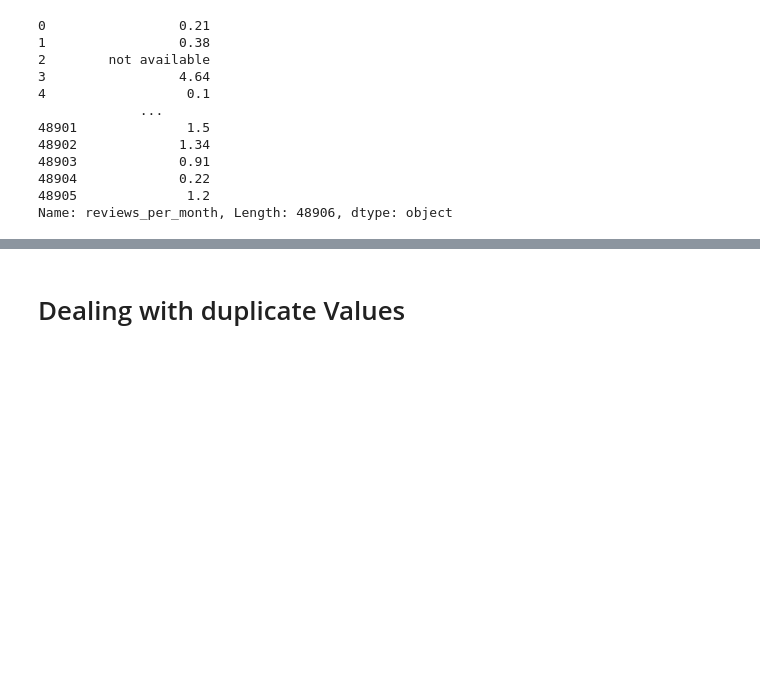
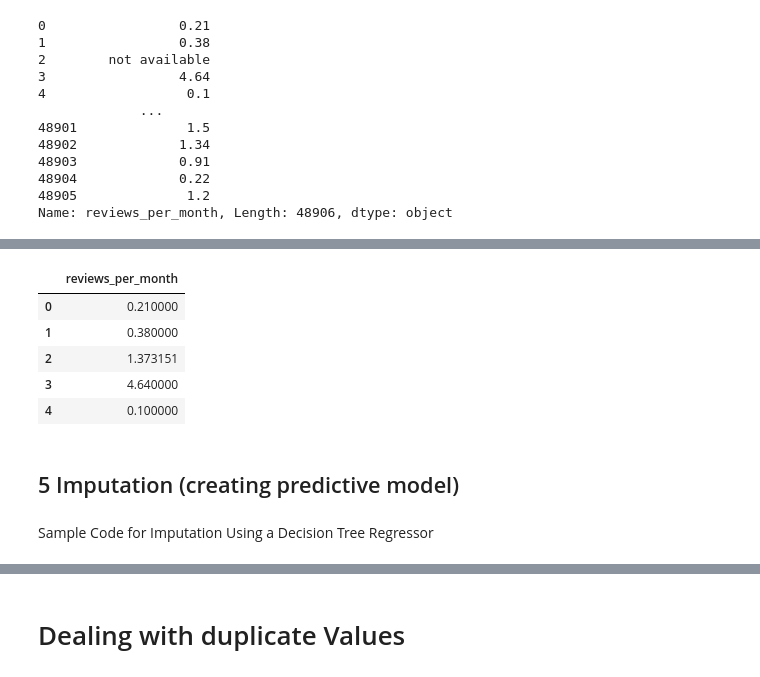
Before and after one commit to 2004harshit/DATA-SCIENCE-AND-ML, a Jupyter notebook: 5_EDA/1_Dealing_with_misssing_and _duplicate_values.ipynb, the cells around one changed output, grey strips where cells are left out. Cells and saved outputs as stored; diff of their text form; code cells hidden in the pictures; blank space fills up the shorter version.

```diff
--- a/5_EDA/1_Dealing_with_misssing_and _duplicate_values.ipynb
+++ b/5_EDA/1_Dealing_with_misssing_and _duplicate_values.ipynb
@@ -378,0 +440,17 @@ Name: reviews_per_month, Length: 48906, dtype: object
+# %%
+from sklearn .impute import KNNImputer
+imputer = KNNImputer(n_neighbors=5)
+result= imputer.fit_transform(df5)
+df5['reviews_per_month']=result
+df5.head()
+# %% [output]
+|  | reviews_per_month |
+| 0 | 0.210000 |
+| 1 | 0.380000 |
+| 2 | 1.373151 |
+| 3 | 4.640000 |
+| 4 | 0.100000 |
+# %% [markdown]
+## 5 Imputation (creating predictive model)
+# %% [markdown]
+Sample Code for Imputation Using a Decision Tree Regressor
```
Also changed, not shown: parts of 52 cells of this notebook, 1 other file.
